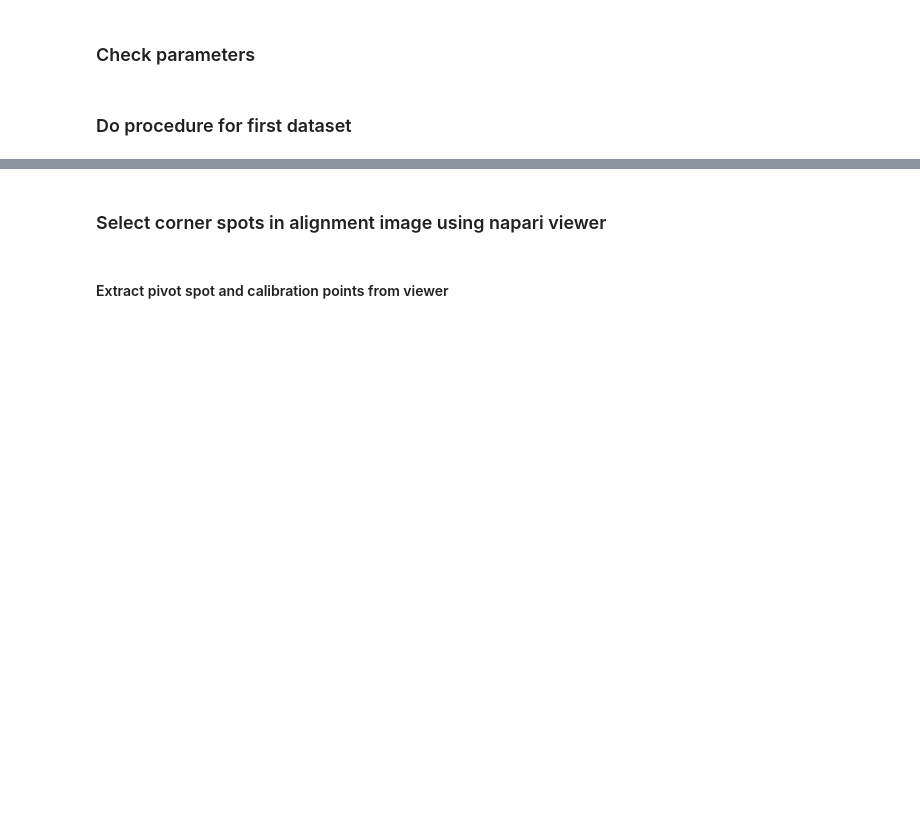
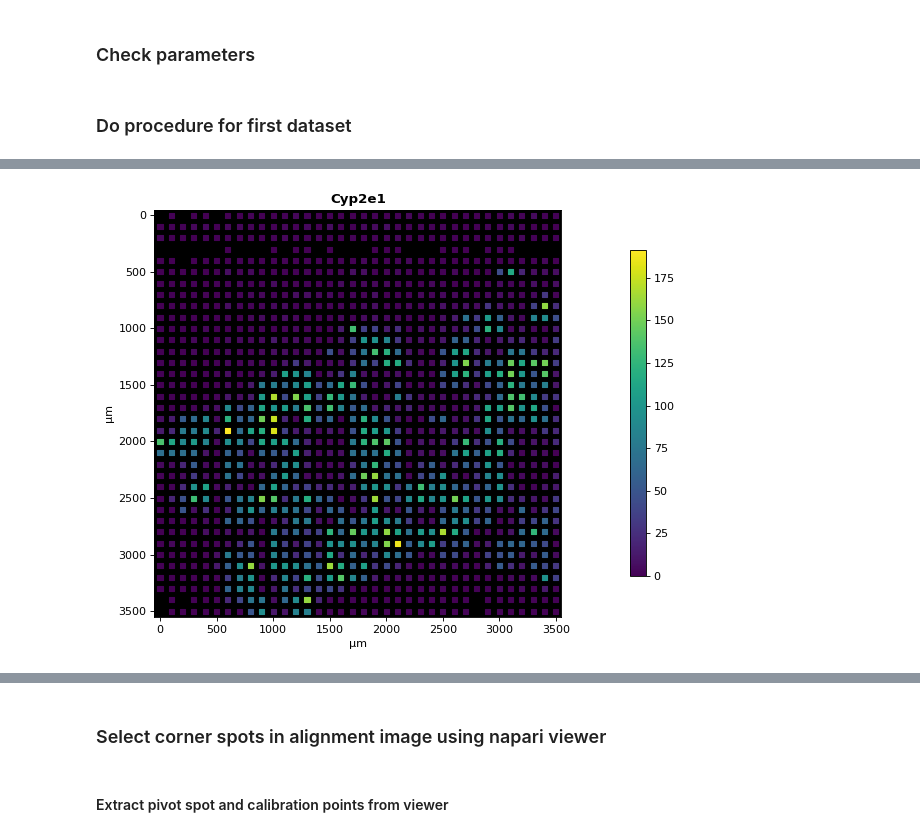
Before and after one commit to jwrth/xDBiT_toolbox, a Jupyter notebook: CountsToAnndata/alignment_script.ipynb, the cells around one changed output, grey strips where cells are left out. Cells and saved outputs as stored; diff of their text form; code cells hidden in the pictures; blank space fills up the shorter version.

```diff
--- a/CountsToAnndata/alignment_script.ipynb
+++ b/CountsToAnndata/alignment_script.ipynb
@@ -43,7 +43,7 @@ parameters = pd.read_csv(settings_file,
                        nrows=dir_start-1).dropna(how='all', axis=0).dropna(how='all', axis=1).set_index('category')
 # read directories
 directories = pd.read_csv(settings_file,
-                          skiprows=dir_start, usecols=range(1,6)).dropna(how='all', axis=0)
+                          skiprows=dir_start, usecols=range(1,8)).dropna(how='all', axis=0)
 # extract parameters
 channel_names = parameters.loc["channel_names", "value"].split(" ")
 channel_labels = parameters.loc["channel_labels", "value"].split(" ")
@@ -168,3 +204,5 @@ Adata object generated.
 Saving adata object...
 Adata object saved into N:\01 HPC\03 Team Meier\08_Projects\37_Spatial_Barcoding\37_30\data\anndata\37_30_adata_raw_with_images_A1.h5ad
 Finished
+# %%
+adata = sc.read(output_file)
@@ -170,0 +225,4 @@ Finished
+# %%
+db.pl.spatial(adata, keys="Cyp2e1")
+# %% [output]
+[figure, added]
```
Also changed, not shown: parts of 8 cells of this notebook, 3 other files.
